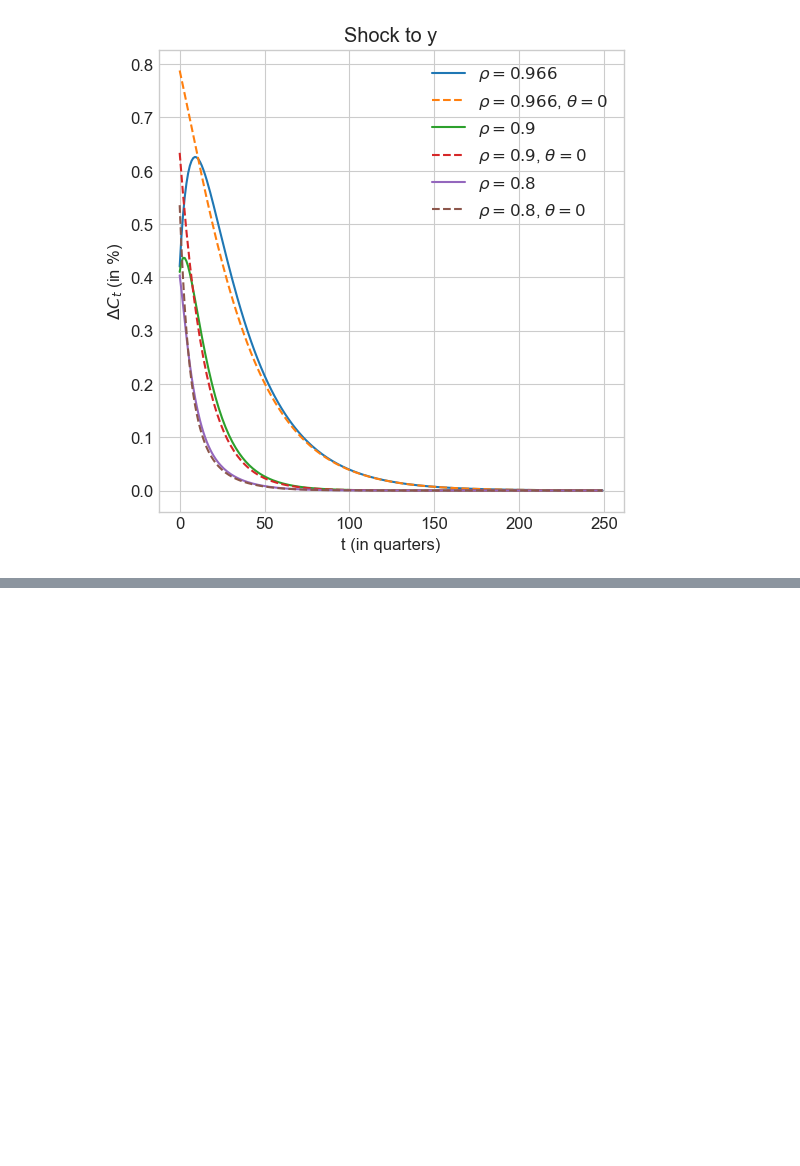
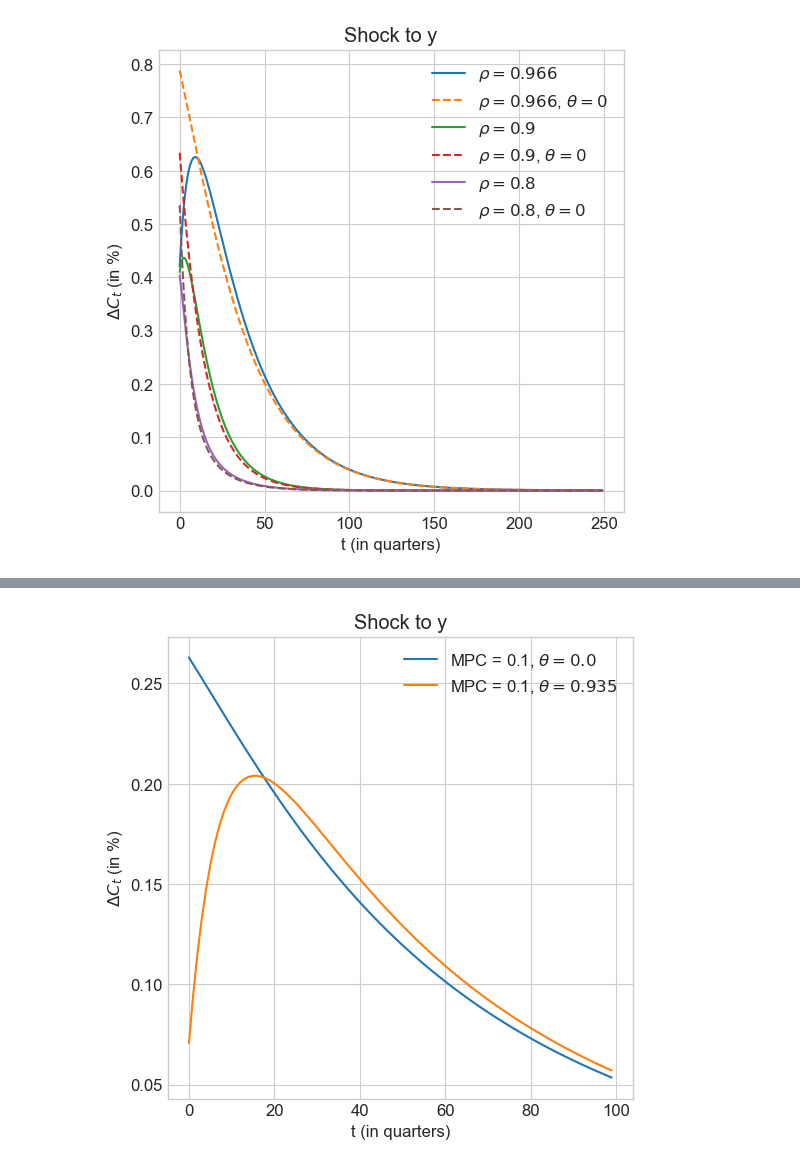
Before and after one commit to YanWin/StickyInformationHANK, a Jupyter notebook: notebooks/Replication_Notebooks/MPC_iMPC_matching.ipynb, the cells around one changed output, grey strips where cells are left out. Drawn from its saved outputs; the diff is of its cells as text; code cells hidden in the pictures; blank space fills up the shorter version.

```diff
--- a/notebooks/Replication_Notebooks/MPC_iMPC_matching.ipynb
+++ b/notebooks/Replication_Notebooks/MPC_iMPC_matching.ipynb
@@ -679,0 +752,24 @@ fig = plotter_PE(fig, [model], ['$\\rho = 0.8$, $\\theta=0$'], compare_outputs,
+# %%
+model_01.find_ss()
+model_01._compute_jac_hh()
+
+model_01_sticky = model_01.copy()
+model_01_sticky.par.inattention = 0.935
+
+model_01.par.inattention = model_01_sticky.par.inattention
+model_01_sticky.jac_hh= model_01._compute_sticky_jacs_hh(model_01.jac_hh)
+model_01.par.inattention = 0.0
+# %%
+compare_inputs = ['y']
+model_list = [model_01, model_01_sticky]
+label_list = [f'MPC = {model_list[0].par.MPC_target}, $\\theta = {model_list[0].par.inattention}$',
+              f'MPC = {model_list[0].par.MPC_target}, $\\theta = {model_list[1].par.inattention}$']
+
+plot_periods = 100  # model.par.T
+
+# 1 % jump in income
+ss = model_01_sticky.ss
+
+fig = plot_PE_hh(model_list, label_list, compare_outputs, compare_inputs, plot_periods, shocks_jump, shocks_rho)
+# %% [output]
+[figure, added]
```
Also changed, not shown: parts of 13 cells of this notebook.
